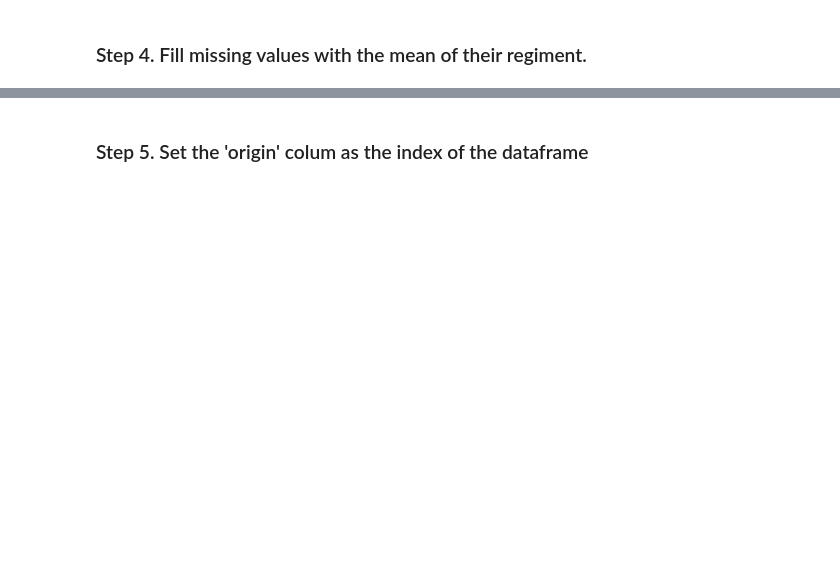
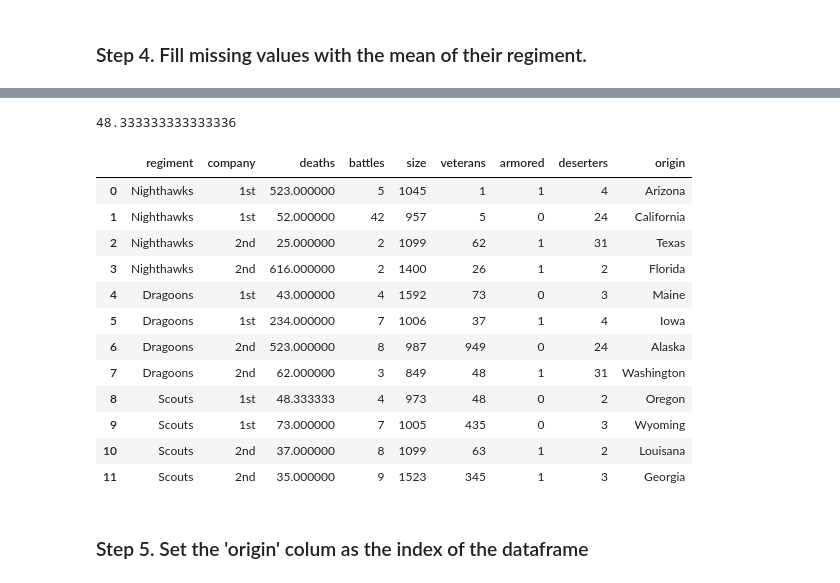
Before and after one commit to MNievas12/2411_dsft_thebridge, a Jupyter notebook: 2-Data-Analysis/2-Pandas/Practica/2-Fictional_Army/Fictional Army.ipynb, the cells around one changed output, grey strips where cells are left out. Cells and saved outputs as stored; diff of their text form; code cells hidden in the pictures; blank space fills up the shorter version.

```diff
--- a/2-Data-Analysis/2-Pandas/Practica/2-Fictional_Army/Fictional Army.ipynb
+++ b/2-Data-Analysis/2-Pandas/Practica/2-Fictional_Army/Fictional Army.ipynb
@@ -25,2 +142,24 @@ raw_data = {'regiment': ['Nighthawks', 'Nighthawks', 'Nighthawks', 'Nighthawks',
+# %%
+valor = army.groupby("regiment")['deaths'].mean()['Scouts']
+valor
+# %% [output]
+48.333333333333336
+# %%
+army['deaths'].fillna(valor, inplace=True)
+army
+# %% [output]
+|  | regiment | company | deaths | battles | size | veterans | armored | deserters | origin |
+| 0 | Nighthawks | 1st | 523.000000 | 5 | 1045 | 1 | 1 | 4 | Arizona |
+| 1 | Nighthawks | 1st | 52.000000 | 42 | 957 | 5 | 0 | 24 | California |
+| 2 | Nighthawks | 2nd | 25.000000 | 2 | 1099 | 62 | 1 | 31 | Texas |
+| 3 | Nighthawks | 2nd | 616.000000 | 2 | 1400 | 26 | 1 | 2 | Florida |
+| 4 | Dragoons | 1st | 43.000000 | 4 | 1592 | 73 | 0 | 3 | Maine |
+| 5 | Dragoons | 1st | 234.000000 | 7 | 1006 | 37 | 1 | 4 | Iowa |
+| 6 | Dragoons | 2nd | 523.000000 | 8 | 987 | 949 | 0 | 24 | Alaska |
+| 7 | Dragoons | 2nd | 62.000000 | 3 | 849 | 48 | 1 | 31 | Washington |
+| 8 | Scouts | 1st | 48.333333 | 4 | 973 | 48 | 0 | 2 | Oregon |
+| 9 | Scouts | 1st | 73.000000 | 7 | 1005 | 435 | 0 | 3 | Wyoming |
+| 10 | Scouts | 2nd | 37.000000 | 8 | 1099 | 63 | 1 | 2 | Louisana |
+| 11 | Scouts | 2nd | 35.000000 | 9 | 1523 | 345 | 1 | 3 | Georgia |
 # %% [markdown]
 ### Step 5. Set the 'origin' colum as the index of the dataframe
```
Also changed, not shown: parts of 29 cells of this notebook, 2 other files.
